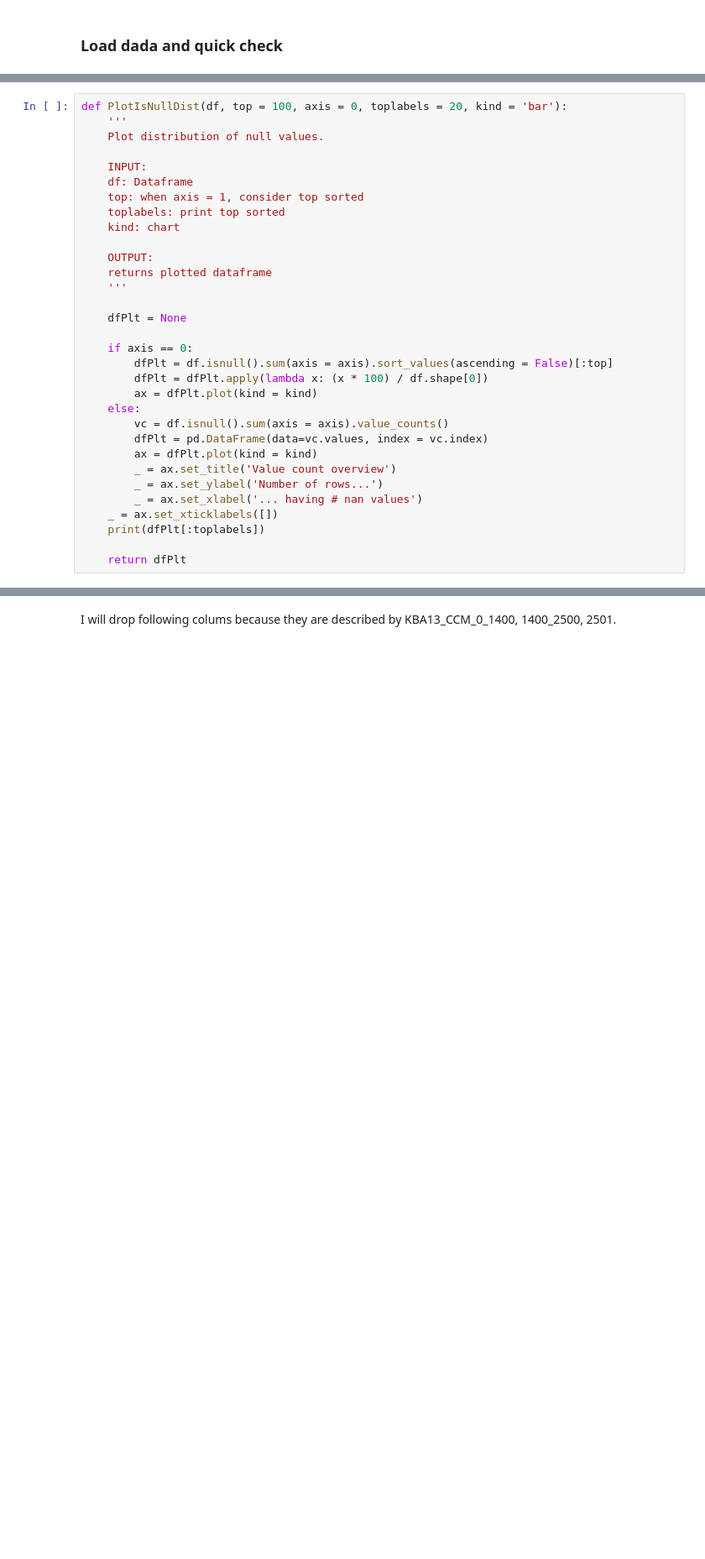
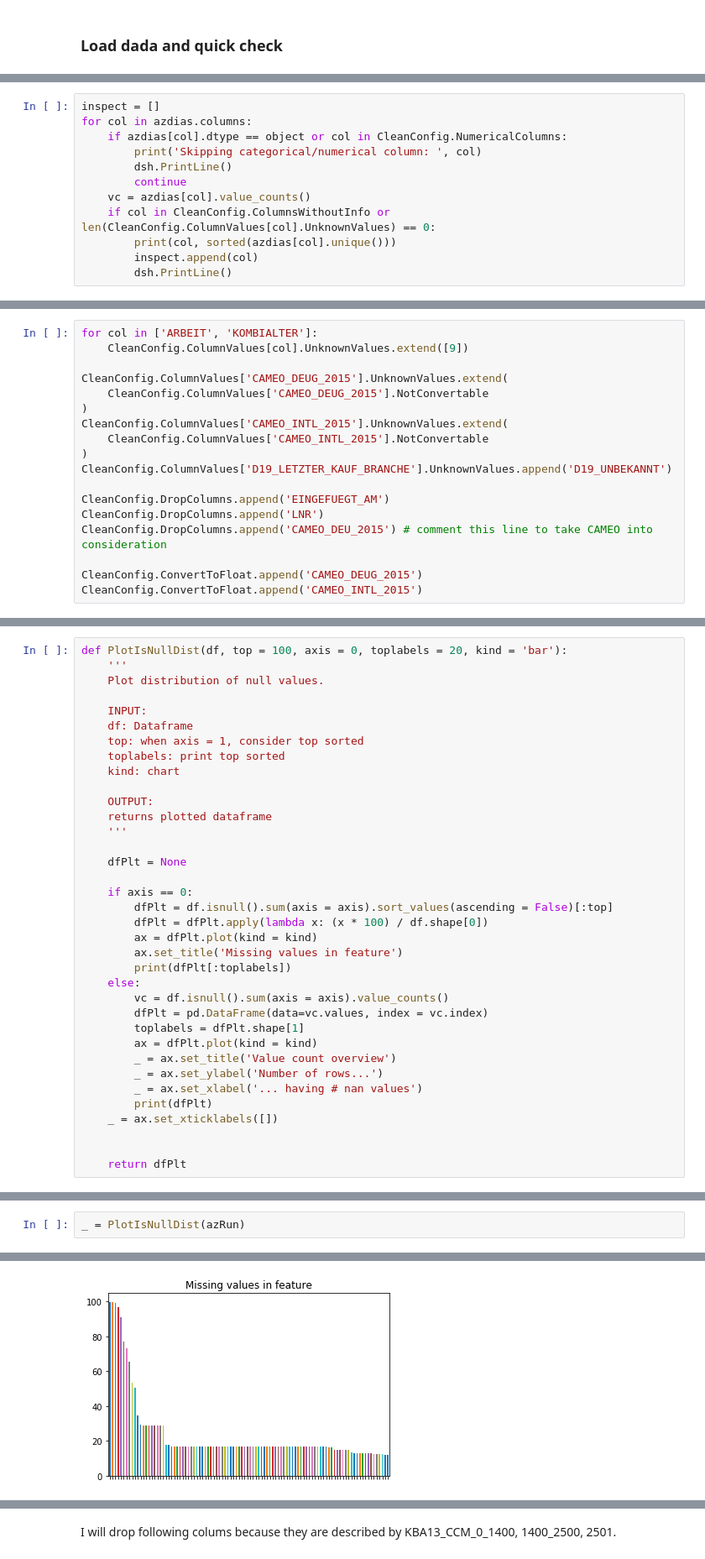
Before and after one commit to bwenner/CustomerSegmentation_Bertelsmann_Avarto, a Jupyter notebook: Arvato Project Workbook.ipynb, the cells around one changed output, grey strips where cells are left out. Shown at 84% size. Cells and saved outputs as stored; diff of their text form; blank space fills up the shorter version.

```diff
--- a/Arvato Project Workbook.ipynb
+++ b/Arvato Project Workbook.ipynb
@@ -121,0 +410,12 @@ dtype: float64
+# %%
+inspect = []
+for col in azdias.columns:
+    if azdias[col].dtype == object or col in CleanConfig.NumericalColumns:
+        print('Skipping categorical/numerical column: ', col)
+        dsh.PrintLine()
+        continue
+    vc = azdias[col].value_counts()
+    if col in CleanConfig.ColumnsWithoutInfo or len(CleanConfig.ColumnValues[col].UnknownValues) == 0:
+        print(col, sorted(azdias[col].unique()))
+        inspect.append(col)
+        dsh.PrintLine()
@@ -121,0 +484,18 @@ dtype: float64
+# %%
+for col in ['ARBEIT', 'KOMBIALTER']:
+    CleanConfig.ColumnValues[col].UnknownValues.extend([9])
+
+CleanConfig.ColumnValues['CAMEO_DEUG_2015'].UnknownValues.extend(
+    CleanConfig.ColumnValues['CAMEO_DEUG_2015'].NotConvertable
+)
+CleanConfig.ColumnValues['CAMEO_INTL_2015'].UnknownValues.extend(
+    CleanConfig.ColumnValues['CAMEO_INTL_2015'].NotConvertable
+)
+CleanConfig.ColumnValues['D19_LETZTER_KAUF_BRANCHE'].UnknownValues.append('D19_UNBEKANNT')
+
+CleanConfig.DropColumns.append('EINGEFUEGT_AM')
+CleanConfig.DropColumns.append('LNR')
+CleanConfig.DropColumns.append('CAMEO_DEU_2015') # comment this line to take CAMEO into consideration
+
+CleanConfig.ConvertToFloat.append('CAMEO_DEUG_2015')
+CleanConfig.ConvertToFloat.append('CAMEO_INTL_2015')
@@ -140,14 +599,18 @@ def PlotIsNullDist(df, top = 100, axis = 0, toplabels = 20, kind = 'bar'):
         dfPlt = df.isnull().sum(axis = axis).sort_values(ascending = False)[:top]
         dfPlt = dfPlt.apply(lambda x: (x * 100) / df.shape[0])
         ax = dfPlt.plot(kind = kind)
+        ax.set_title('Missing values in feature')
+        print(dfPlt[:toplabels])
     else:
         vc = df.isnull().sum(axis = axis).value_counts()
         dfPlt = pd.DataFrame(data=vc.values, index = vc.index)
+        toplabels = dfPlt.shape[1]
         ax = dfPlt.plot(kind = kind)
         _ = ax.set_title('Value count overview')
         _ = ax.set_ylabel('Number of rows...')
         _ = ax.set_xlabel('... having # nan values')
+        print(dfPlt)
     _ = ax.set_xticklabels([])
-    print(dfPlt[:toplabels])
+
 
     return dfPlt
@@ -153,0 +638,3 @@ def PlotIsNullDist(df, top = 100, axis = 0, toplabels = 20, kind = 'bar'):
+# %%
+_ = PlotIsNullDist(azRun)
+# %% [output]
@@ -153,0 +658 @@ def PlotIsNullDist(df, top = 100, axis = 0, toplabels = 20, kind = 'bar'):
+[figure, added]
```
Also changed, not shown: parts of 272 cells of this notebook, 1 other file.
